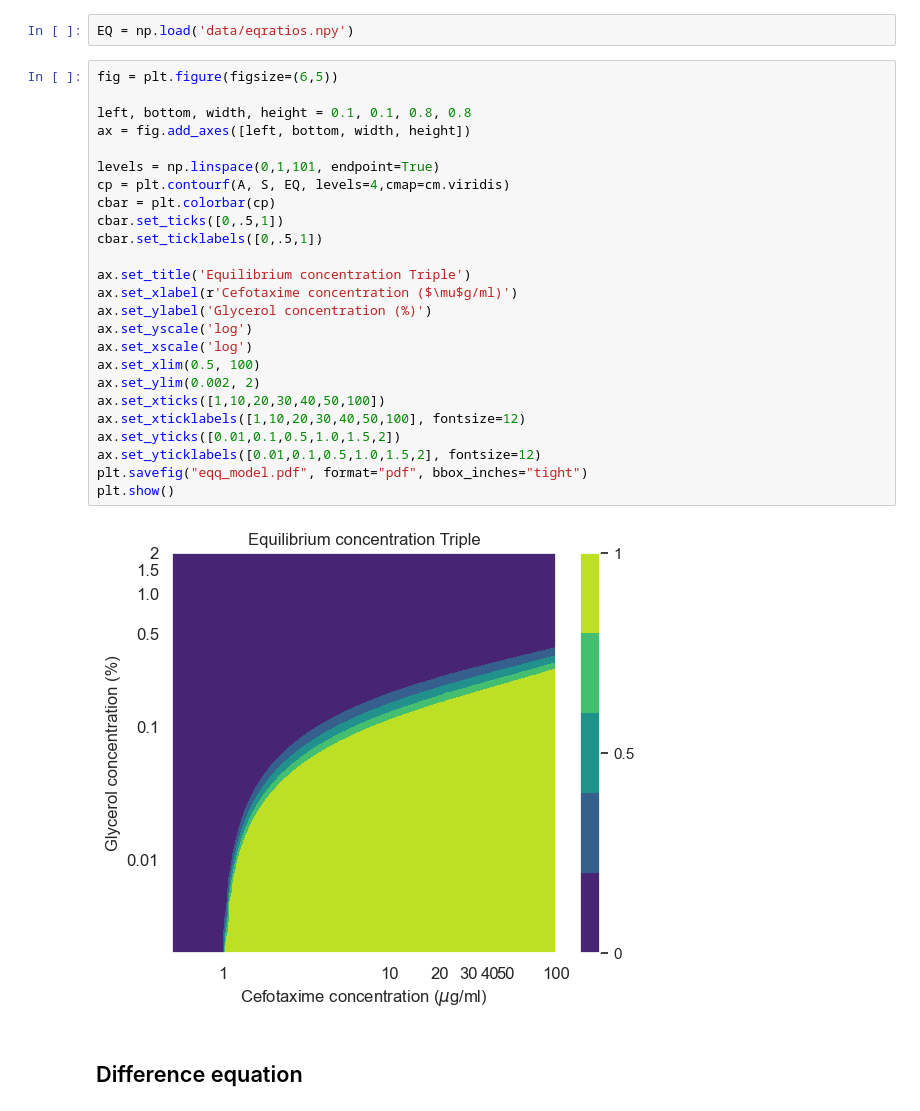
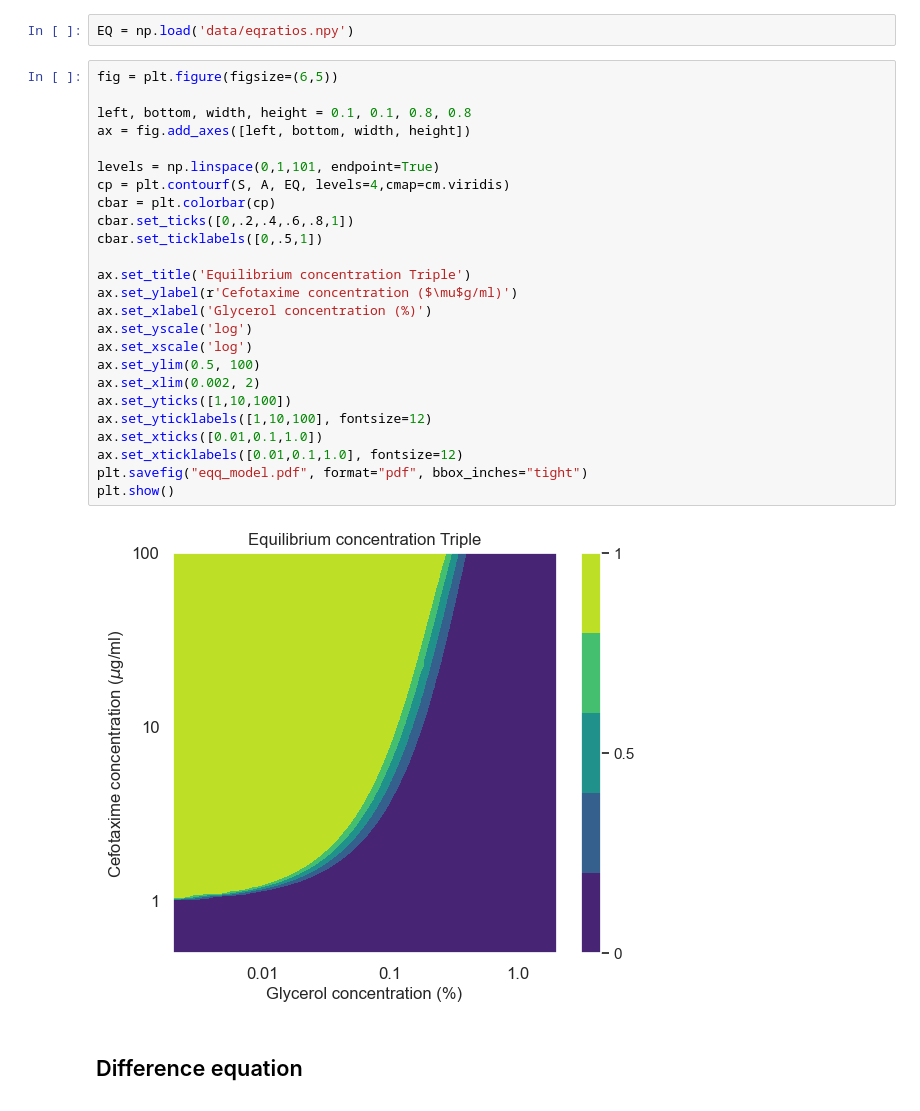
Before and after one commit to WortelLab/tem1coex, a Jupyter notebook: Model.ipynb, the cells around one changed output. Saved outputs shown, nothing was run; the diff lists cells and outputs as text.

```diff
--- a/Model.ipynb
+++ b/Model.ipynb
@@ -194,30 +232,30 @@ EQ = np.load('data/eqratios.npy')
 # %%
 fig = plt.figure(figsize=(6,5))
 
 left, bottom, width, height = 0.1, 0.1, 0.8, 0.8
 ax = fig.add_axes([left, bottom, width, height])
 
 levels = np.linspace(0,1,101, endpoint=True)
-cp = plt.contourf(A, S, EQ, levels=4,cmap=cm.viridis)
+cp = plt.contourf(S, A, EQ, levels=4,cmap=cm.viridis)
 cbar = plt.colorbar(cp)
-cbar.set_ticks([0,.5,1])
+cbar.set_ticks([0,.2,.4,.6,.8,1])
 cbar.set_ticklabels([0,.5,1])
 
 ax.set_title('Equilibrium concentration Triple')
-ax.set_xlabel(r'Cefotaxime concentration ($\mu$g/ml)')
-ax.set_ylabel('Glycerol concentration (%)')
+ax.set_ylabel(r'Cefotaxime concentration ($\mu$g/ml)')
+ax.set_xlabel('Glycerol concentration (%)')
 ax.set_yscale('log')
 ax.set_xscale('log')
-ax.set_xlim(0.5, 100)
-ax.set_ylim(0.002, 2)
-ax.set_xticks([1,10,20,30,40,50,100])
-ax.set_xticklabels([1,10,20,30,40,50,100], fontsize=12)
-ax.set_yticks([0.01,0.1,0.5,1.0,1.5,2])
-ax.set_yticklabels([0.01,0.1,0.5,1.0,1.5,2], fontsize=12)
+ax.set_ylim(0.5, 100)
+ax.set_xlim(0.002, 2)
+ax.set_yticks([1,10,100])
+ax.set_yticklabels([1,10,100], fontsize=12)
+ax.set_xticks([0.01,0.1,1.0])
+ax.set_xticklabels([0.01,0.1,1.0], fontsize=12)
 plt.savefig("eqq_model.pdf", format="pdf", bbox_inches="tight")
 plt.show()
 # %% [output]
-[figure, old version]
+[figure, new version]
 # %% [markdown]
 ## Difference equation
 # %% [markdown]
```
Also changed, not shown: parts of 1 cell of this notebook.
